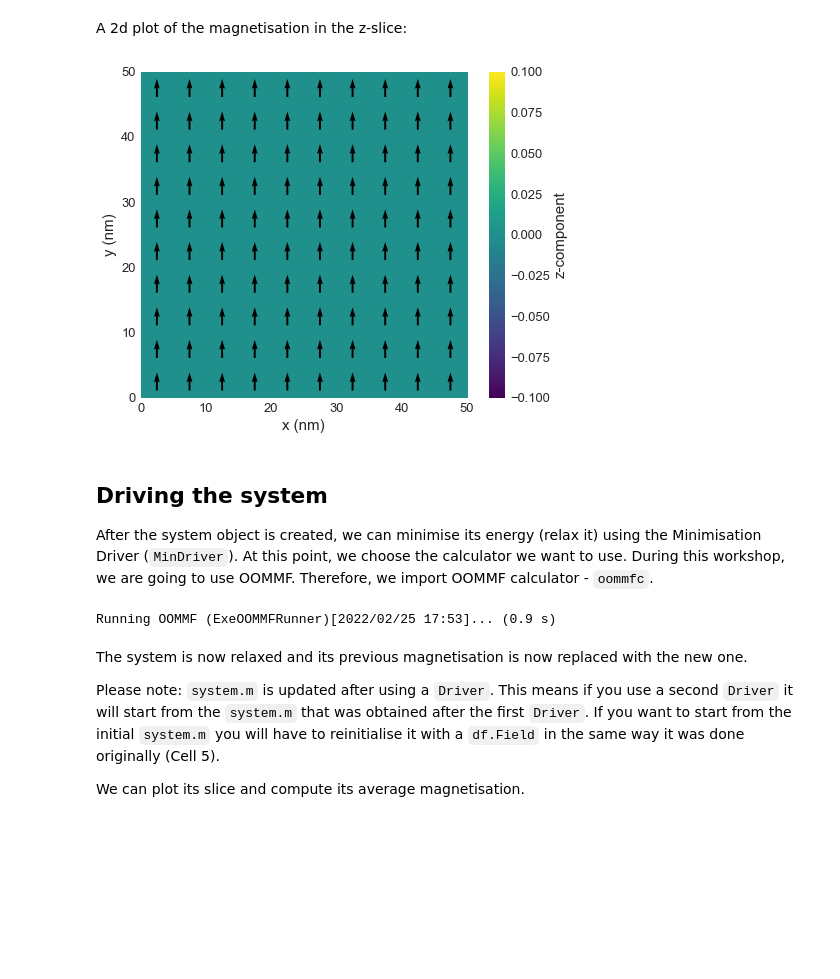
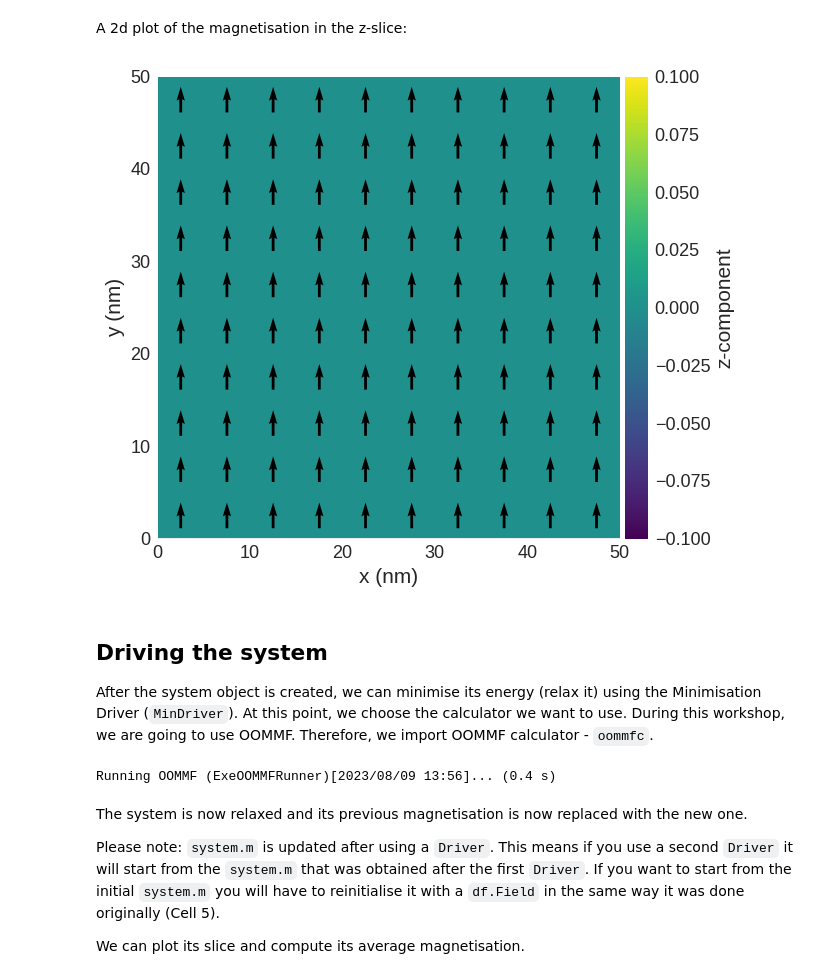
Before and after one commit to ubermag/tutorials, a Jupyter notebook: getting-started/first-ubermag-simulation.ipynb, the cells around one changed output. Drawn from its saved outputs; the diff is of its cells as text; code cells hidden in the pictures; blank space fills up the shorter version.

```diff
--- a/getting-started/first-ubermag-simulation.ipynb
+++ b/getting-started/first-ubermag-simulation.ipynb
@@ -38,7 +38,7 @@ region = df.Region(p1=(0, 0, 0), p2=(L, L, L))
 mesh = df.Mesh(region=region, n=(10, 10, 10))
 
 Ms = 8e6  # saturation magnetisation (A/m)
-system.m = df.Field(mesh, dim=3, value=(0, 1, 0), norm=Ms)
+system.m = df.Field(mesh, nvdim=3, value=(0, 1, 0), norm=Ms)
 # %% [markdown]
 ## Inspecting system object
 
@@ -66,9 +66,9 @@ system.m.mesh.mpl()
 # %% [markdown]
 A 2d plot of the magnetisation in the z-slice:
 # %%
-system.m.plane('z').mpl()
+system.m.sel('z').mpl()
 # %% [output]
-[figure, old version]
+[figure, new version]
 # %% [markdown]
 ## Driving the system
 
@@ -79,7 +79,7 @@ import oommfc as mc
 md = mc.MinDriver()
 md.drive(system)
 # %% [output]
-Running OOMMF (ExeOOMMFRunner)[2022/02/25 17:53]... (0.9 s)
+Running OOMMF (ExeOOMMFRunner)[2023/08/09 13:56]... (0.4 s)
 # %% [markdown]
 The system is now relaxed and its previous magnetisation is now replaced with the new one.
 
```
Also changed, not shown: parts of 5 cells of this notebook.
